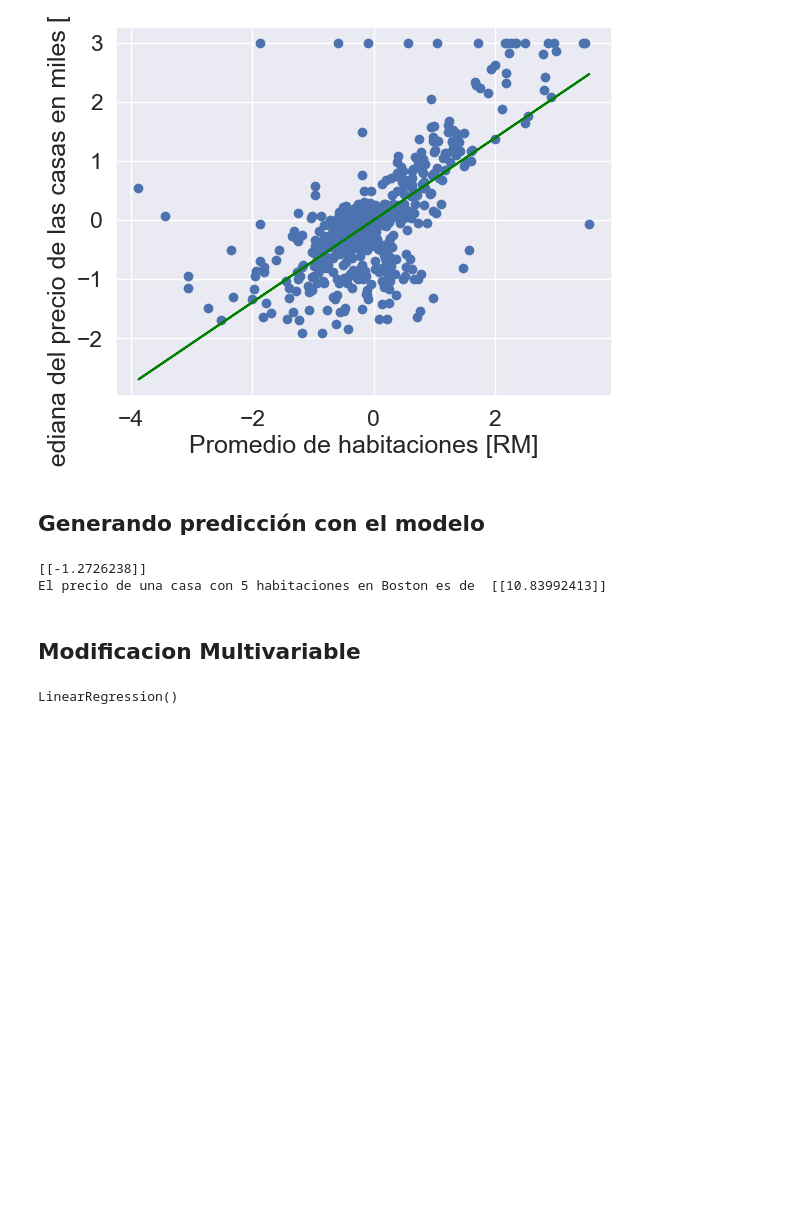
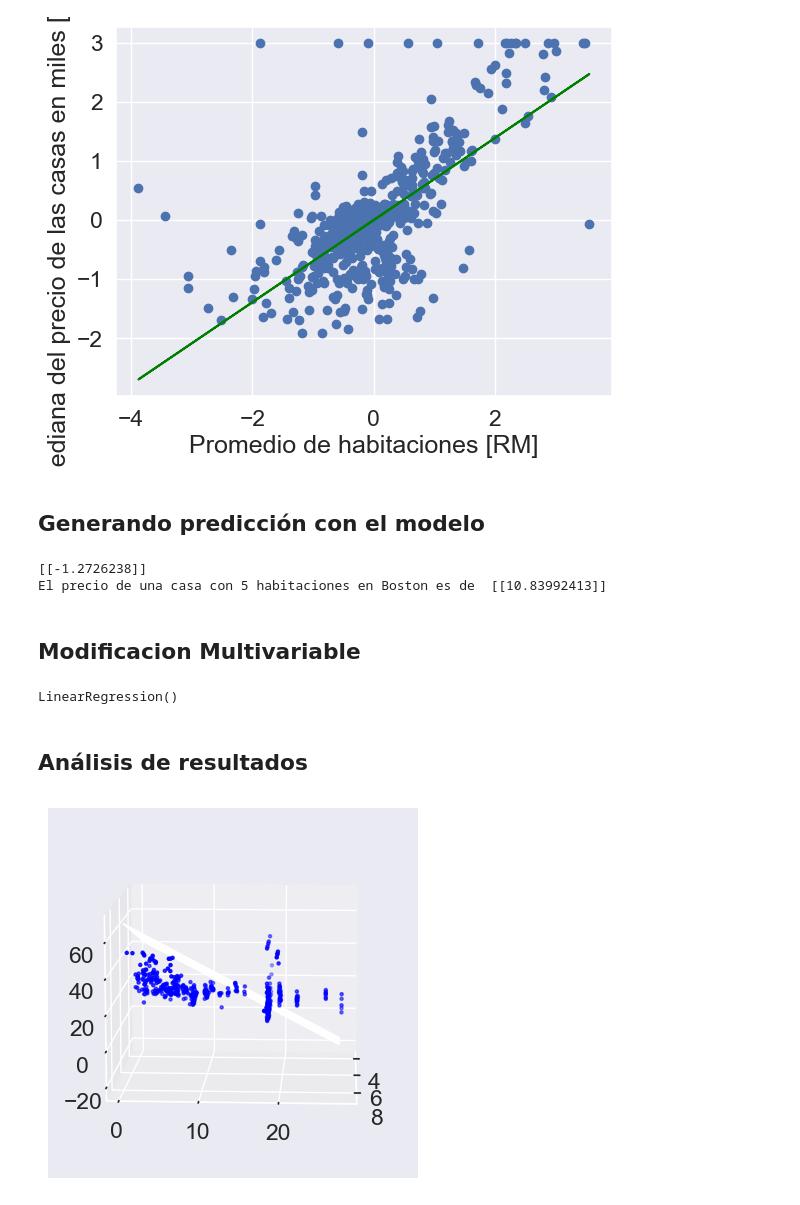
Before and after one commit to ivanchoanb/Applying-Different-Models, a Jupyter notebook: Primera Regresion Lineal.ipynb, the cells around one changed output. Drawn from its saved outputs; the diff is of its cells as text; code cells hidden in the pictures; blank space fills up the shorter version.

```diff
--- a/Primera Regresion Lineal.ipynb
+++ b/Primera Regresion Lineal.ipynb
@@ -166,3 +166,44 @@ slr = LinearRegression()
 slr.fit(X_std, y_std)
 # %% [output]
 LinearRegression()
+# %% [markdown]
+## Análisis de resultados
+# %%
+import matplotlib.pyplot as plt
+
+#Usaremos tools para graficar en 3D asi que importamos la siguiente libreria
+
+from mpl_toolkits.mplot3d import *
+import numpy as np
+
+# Con los siguiente codigo vamos a hacer un plano y delimitarlo
+x1_range = np.arange(df['RM'].min(),df['RM'].max())
+x2_range = np.arange(df['INDUS'].min(),df['INDUS'].max())
+
+# Con "meshgrid" creamos la malla
+X1, X2 = np.meshgrid(x1_range,x2_range)
+
+# "ravel" hace que pongamos el arreglo de numpy en una dimension, para ponerlo en pandas y leerlo en una dimension
+plano = pd.DataFrame({'RM':X1.ravel(), 'INDUS':X2.ravel()})
+
+#Slr es el modelo que creamos anterioremente
+# reshape para que tenga las mismas dimensione de "x" y que todo tenga las mismas dimensiones
+pred = slr.predict(plano).reshape(X1.shape)
+
+# hay que hacer el inverso para pasar la transformada a los valores reales.
+# "sc_y" se llama asi por facilidad y uso anterior, pero usual se pone "sc_z" porque es mas facil de visualizar en la 3D.
+pred = sc_y.inverse_transform(pred)
+
+
+fig = plt.figure()
+
+ax = fig.add_subplot(projection='3d')
+
+ax.plot_surface(X1,X2,pred, alpha=0.4)
+
+ax.scatter3D(df['RM'], df['INDUS'], df['MEDV'], color='Blue', marker='.')
+#Para posiscionar la camara de grafica y observar mejor los resultados
+ax.view_init(elev=10, azim=3)
+plt.show()
+# %% [output]
+[figure, added]
```
